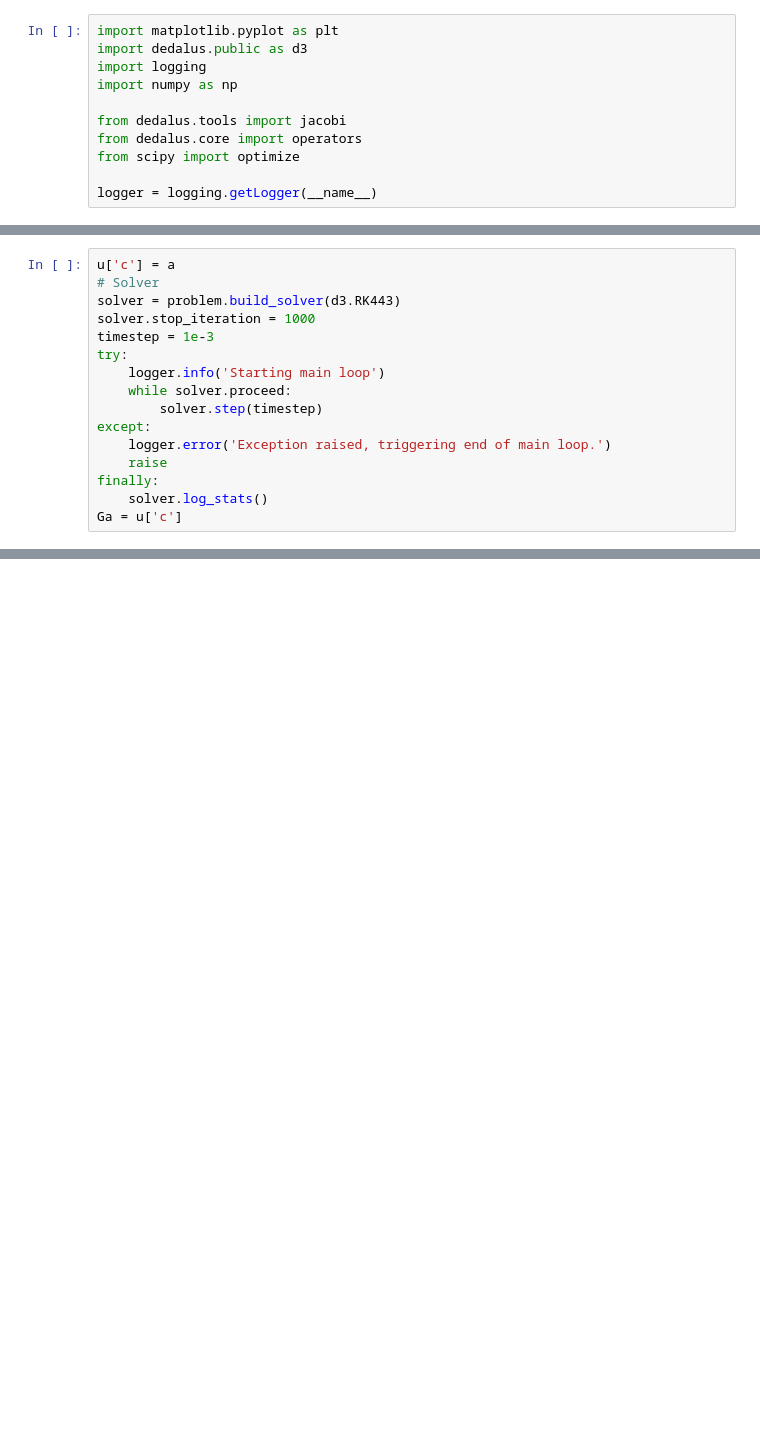
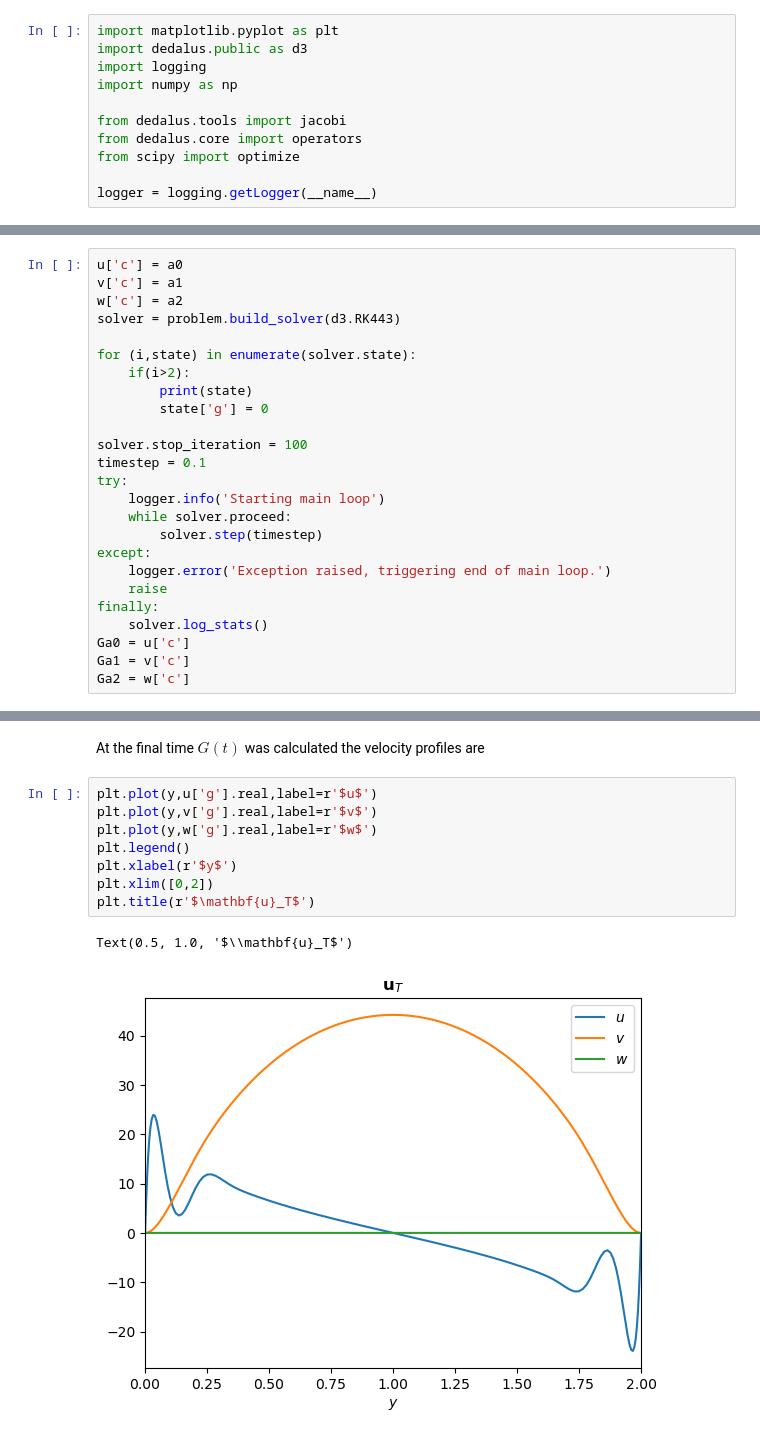
Before and after one commit to DedalusProject/dedalus, a Jupyter notebook: tmp/IVP_example.ipynb, the cells around one changed output, grey strips where cells are left out. Saved outputs shown, nothing was run; the diff lists cells and outputs as text; blank space fills up the shorter version.

Commit message:
IVP example now calculates optimal perturbations as well as tests.

```diff
--- a/tmp/IVP_example.ipynb
+++ b/tmp/IVP_example.ipynb
@@ -79,9 +103,16 @@ b = np.random.rand(Ny)+1j*np.random.rand(Ny)
 # %%
-u['c'] = a
-# Solver
+u['c'] = a0
+v['c'] = a1
+w['c'] = a2
 solver = problem.build_solver(d3.RK443)
-solver.stop_iteration = 1000
-timestep = 1e-3
+
+for (i,state) in enumerate(solver.state):
+    if(i>2):
+        print(state)
+        state['g'] = 0
+
+solver.stop_iteration = 100
+timestep = 0.1
 try:
     logger.info('Starting main loop')
     while solver.proceed:
@@ -91,5 +122,7 @@ except:
     raise
 finally:
     solver.log_stats()
-Ga = u['c']
+Ga0 = u['c']
+Ga1 = v['c']
+Ga2 = w['c']
 # %% [output]
@@ -137,0 +418,13 @@ Rel. error =  7.058995511712877e-13
+# %% [markdown]
+At the final time $G(t)$ was calculated the velocity profiles are
+# %%
+plt.plot(y,u['g'].real,label=r'$u$')
+plt.plot(y,v['g'].real,label=r'$v$')
+plt.plot(y,w['g'].real,label=r'$w$')
+plt.legend()
+plt.xlabel(r'$y$')
+plt.xlim([0,2])
+plt.title(r'$\mathbf{u}_T$')
+# %% [output]
+Text(0.5, 1.0, '$\\mathbf{u}_T$')
+[figure, added]
```
Also changed, not shown: parts of 23 cells of this notebook.
